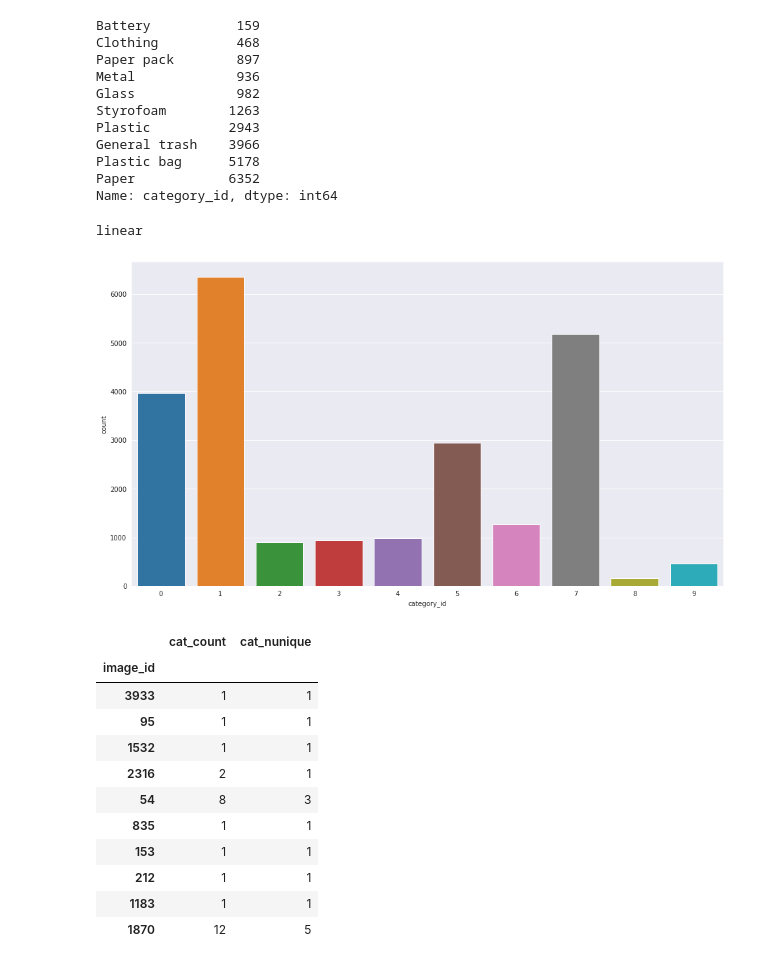
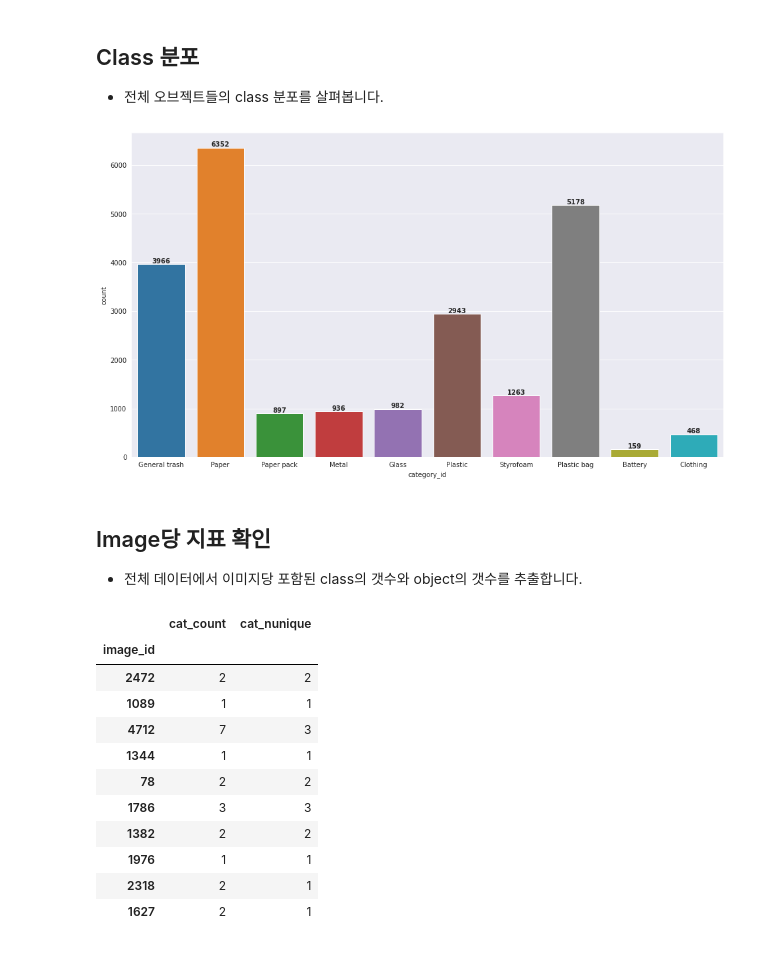
Before and after one commit to boostcampaitech2/object-detection-level2-cv-06, a Jupyter notebook: EDA/KJ/EDA.ipynb, the cells around one changed output. Saved outputs shown, nothing was run; the diff lists cells and outputs as text; code cells hidden in the pictures.

```diff
--- a/EDA/KJ/EDA.ipynb
+++ b/EDA/KJ/EDA.ipynb
@@ -44,19 +41,19 @@ print(anns.keys())
 print()
 
 label_name = [ann_dict['name'] for ann_dict in anns['categories']]
-print(label_name)
+print(f"labels : {label_name}")
 
 df = pd.json_normalize(anns['annotations'])
 df[["X","Y","W","H"]] = list(df.bbox)
 df.drop(columns='bbox', inplace=True)
-df['WH_ratio'] = df['W']/df['H']
-df['HW_ratio'] = df['H']/df['W']
+# df['WH_ratio'] = df['W']/df['H']
+# df['HW_ratio'] = df['H']/df['W']
 df['sqrt_area'] = np.sqrt(df['area'])
 df['category_name'] = df['category_id'].apply(lambda x: label_name[x])
-df = df[['id', 'image_id', 'category_id', 'category_name', 'area', 'sqrt_area', 'WH_ratio', 'HW_ratio', 'X', 'Y', 'W', 'H', 'iscrowd']]
+df = df[['id', 'image_id', 'category_id', 'category_name', 'area', 'sqrt_area', 'X', 'Y', 'W', 'H', 'iscrowd']]
 if len(df['iscrowd'].unique()) == 1:
     df.drop(columns='iscrowd', inplace=True)
-print(df.columns)
+
 df.sample(10)
 # %% [output]
 dict_keys(['info', 'licenses', 'images', 'categories', 'annotations'])
@@ -91,32 +87,23 @@ df.describe().round(2)
-# %%
-df['category_id'].value_counts().sort_values()
-# %% [output]
-Battery           159
-Clothing          468
-Paper pack        897
-Metal             936
-Glass             982
-Styrofoam        1263
-Plastic          2943
-General trash    3966
-Plastic bag      5178
-Paper            6352
-Name: category_id, dtype: int64
+# %% [markdown]
+## Class 분포
+- 전체 오브젝트들의 class 분포를 살펴봅니다.
 # %%
 fig, ax = plt.subplots(figsize=(16, 9))
 sns.countplot(x='category_id', data=df, ax=ax)
+ax.set(xticks=range(len(label_name)), xticklabels=label_name)
 
 for idx, val in df['category_id'].value_counts().sort_index().iteritems():
-    axes[0].text(x=idx+0.05, y=val+3, s=val,
-            va='bottom', ha='left',
+    ax.text(x=idx, y=val, s=val,
+            va='bottom', ha='center',
             fontsize=10, fontweight='semibold'
            )
 
-print(ax.get_yscale())
 plt.show()
 # %% [output]
-linear
-[figure, old version]
+[figure, new version]
+# %% [markdown]
+## Image당 지표 확인
+- 전체 데이터에서 이미지당 포함된 class의 갯수와 object의 갯수를 추출합니다.
 # %%
 img_by = df[['image_id', 'category_id']].groupby(['image_id']).agg([pd.Series.count, pd.Series.nunique])
 img_by.columns = list(map(lambda x: 'cat_' + x[1],img_by.columns))
@@ -124,13 +111,13 @@ img_by.sample(10)
 # %% [output]
 |  | cat_count | cat_nunique |
 | image_id |  |  |
-| 3933 | 1 | 1 |
-| 95 | 1 | 1 |
-| 1532 | 1 | 1 |
-| 2316 | 2 | 1 |
-| 54 | 8 | 3 |
-| 835 | 1 | 1 |
-| 153 | 1 | 1 |
-| 212 | 1 | 1 |
-| 1183 | 1 | 1 |
-| 1870 | 12 | 5 |
+| 2472 | 2 | 2 |
+| 1089 | 1 | 1 |
+| 4712 | 7 | 3 |
+| 1344 | 1 | 1 |
+| 78 | 2 | 2 |
+| 1786 | 3 | 3 |
+| 1382 | 2 | 2 |
+| 1976 | 1 | 1 |
+| 2318 | 2 | 1 |
+| 1627 | 2 | 1 |
```
Also changed, not shown: parts of 22 cells of this notebook.
